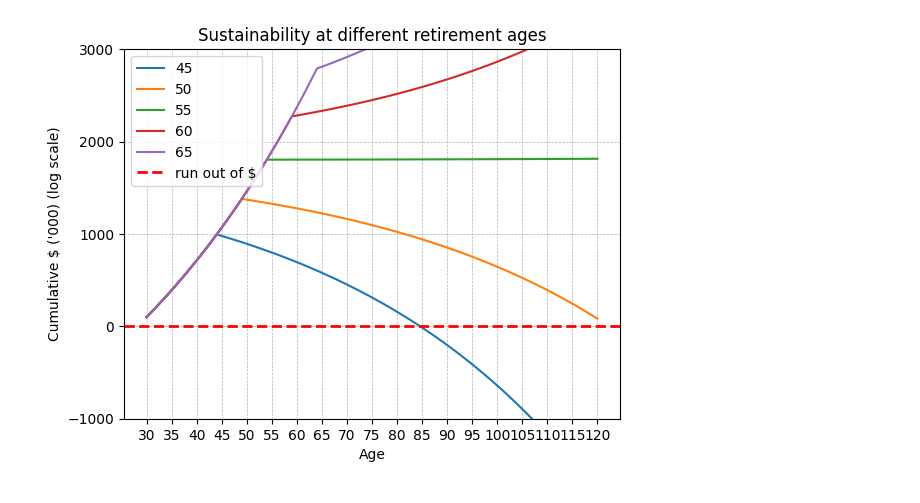
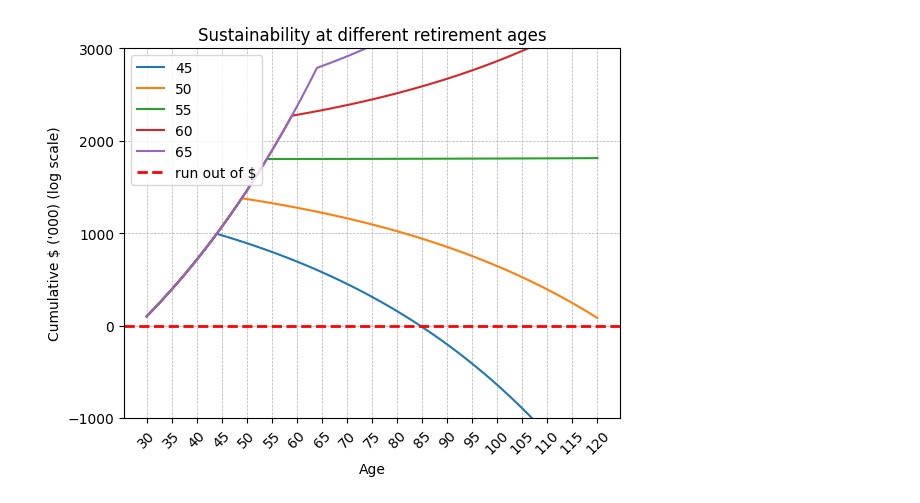
Before and after one commit to RaphaelTeo/Retirement-Calculator, a Jupyter notebook: scratch.ipynb, the cells around one changed output. Drawn from its saved outputs; the diff is of its cells as text; code cells hidden in the pictures.

```diff
--- a/scratch.ipynb
+++ b/scratch.ipynb
@@ -38,24 +38,25 @@ def create_df(retirement_age):
 # %%
 #fig, ax = plt.subplots(figsize=(10, 6))  # Increase width and height
 #plt.yscale('log') # toggle if needed, but messes up other things
 
 for retirement_age in retirement_age_list:
     df = create_df(retirement_age)
     plt.plot(df['age'],df['cumulative'],label=retirement_age)
 
 
 plt.grid(True, which='both', linestyle='--', linewidth=0.5)
 
 plt.axhline(y=0, color='red', linestyle='--', linewidth=2, label='run out of $')
 plt.xlabel('Age')
+plt.xticks(rotation=45)
 plt.ylabel('Cumulative $ (\'000) (log scale)')
 plt.title('Sustainability at different retirement ages')
 plt.legend()
 plt.ylim(bottom=-1000,top=3000) # hides anything below y=0
 ax = plt.gca() # get current axis
 ax.xaxis.set_major_locator(ticker.MultipleLocator(5))
 ax.yaxis.set_major_locator(ticker.MultipleLocator(1000))
 plt.savefig('Retirement funds.png', dpi=300)
 plt.show()
 # %% [output]
-[figure, old version]
+[figure, new version]
```
Also changed, not shown: 3 other files.
